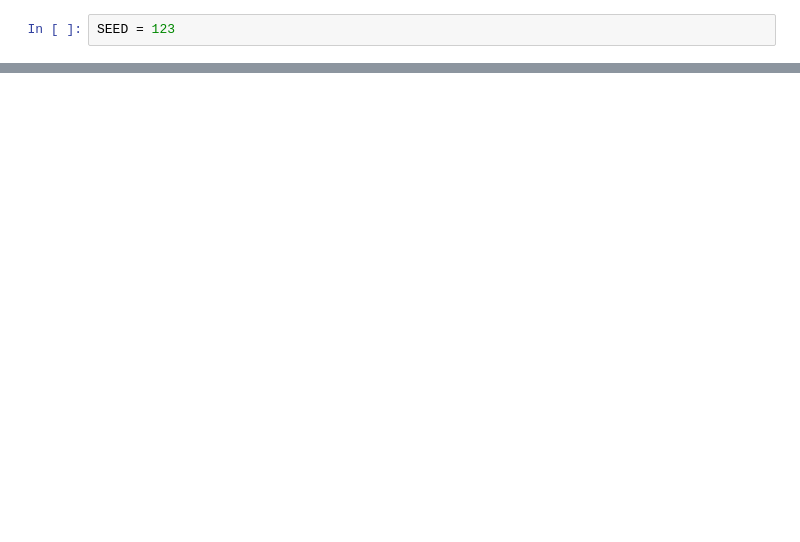
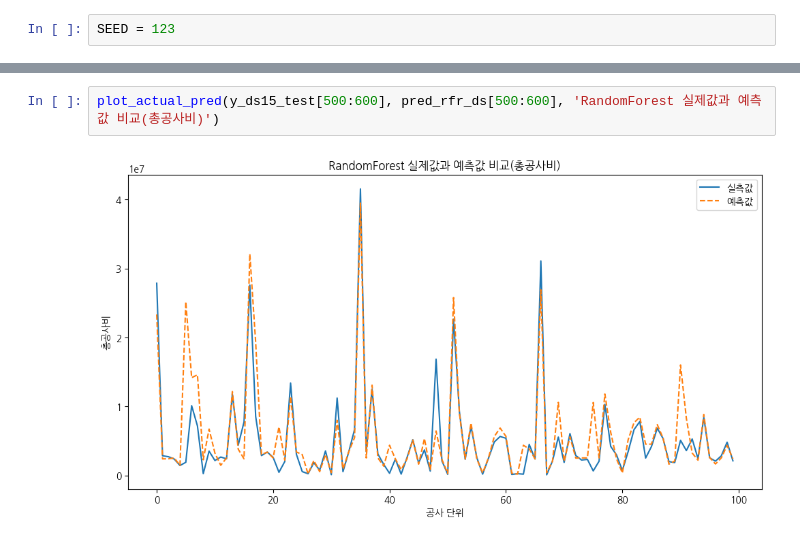
Before and after one commit to freemancho1/ai-projects, a Jupyter notebook: 41-AIDDD-T213P310/50-modeling.ipynb, the cells around one changed output, grey strips where cells are left out. Drawn from its saved outputs; the diff is of its cells as text; blank space fills up the shorter version.

```diff
--- a/41-AIDDD-T213P310/50-modeling.ipynb
+++ b/41-AIDDD-T213P310/50-modeling.ipynb
@@ -136,0 +156,4 @@ plot_actual_pred(y_ds15_test[400:500], pred_gbr_ds[400:500], 'GBR 실제값과
+# %%
+plot_actual_pred(y_ds15_test[500:600], pred_rfr_ds[500:600], 'RandomForest 실제값과 예측값 비교(총공사비)')
+# %% [output]
+[figure, added]
```
Also changed, not shown: parts of 13 cells of this notebook, 1 other file.
